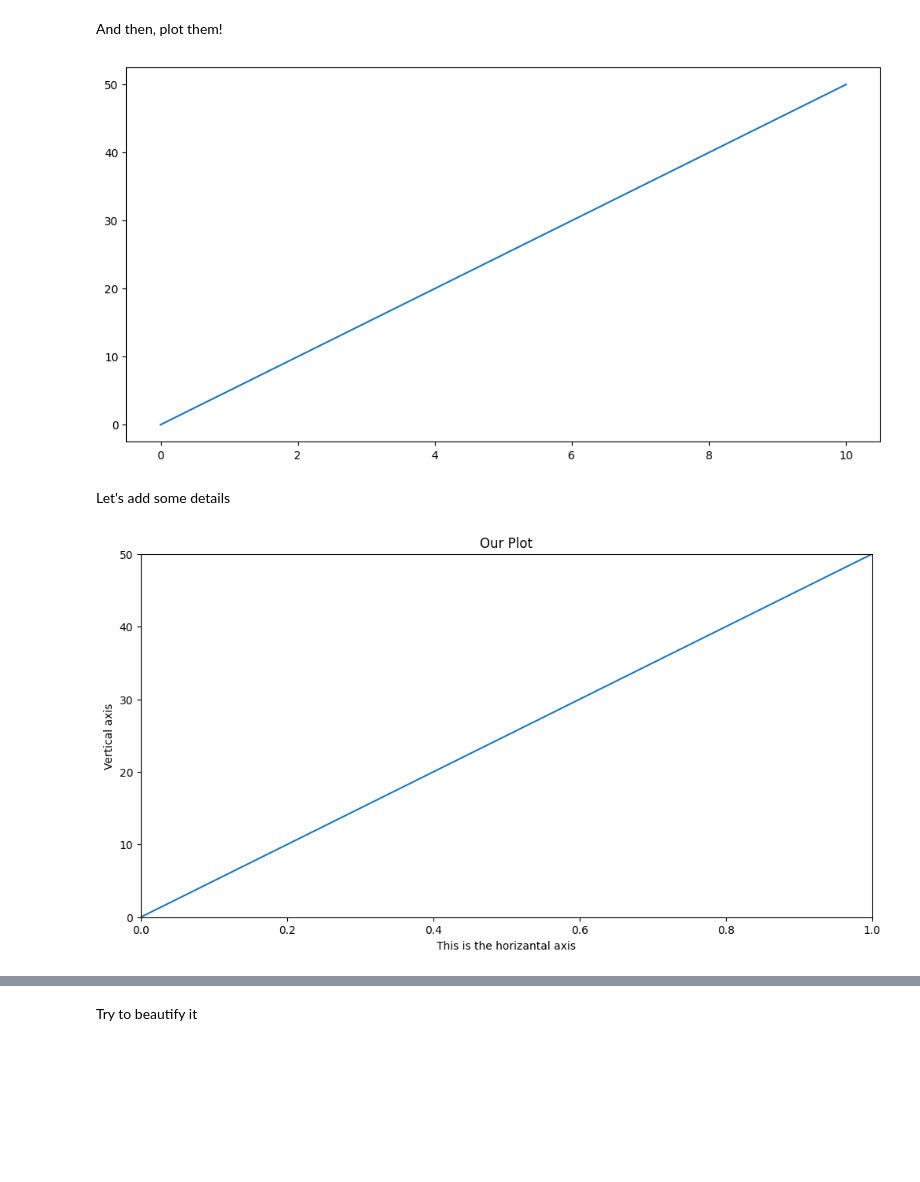
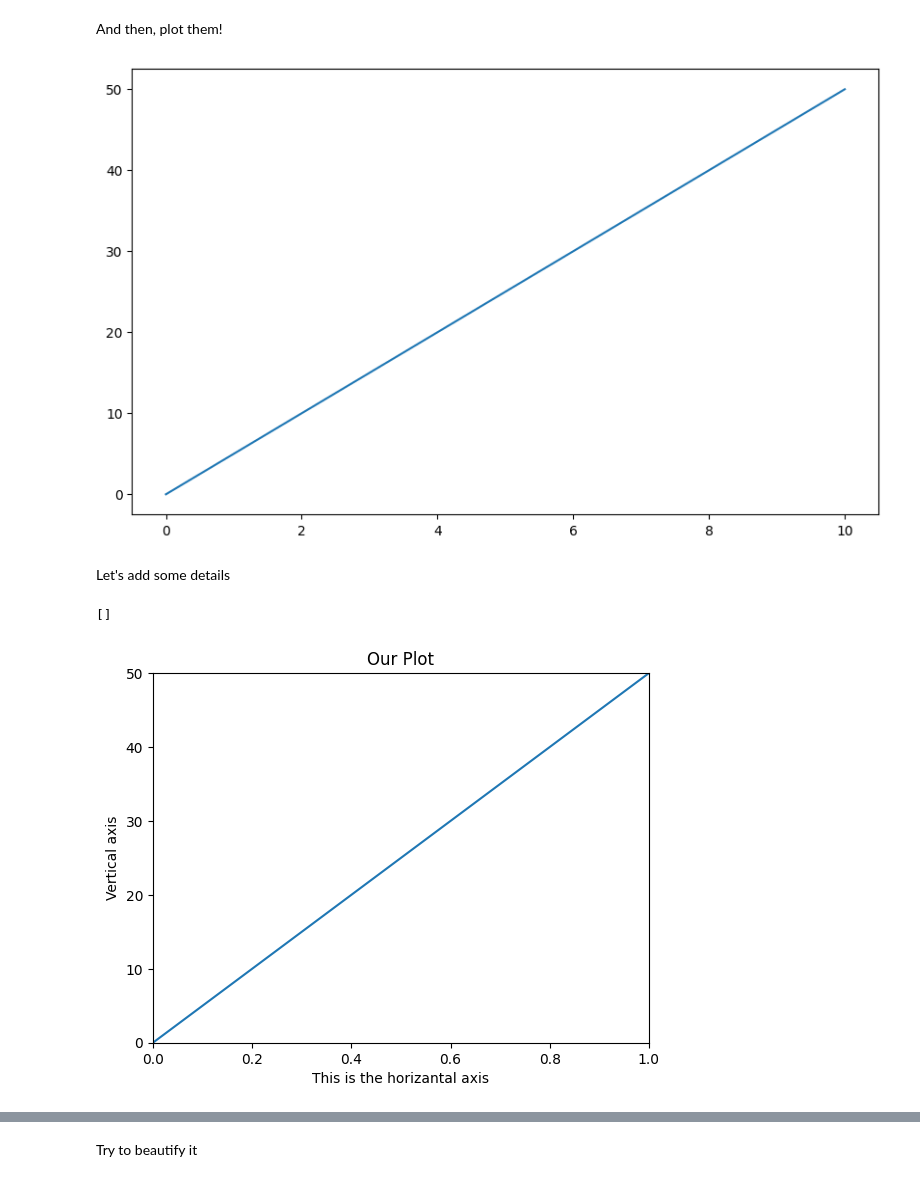
Before and after one commit to alessandrocanal/CSNotebooks, a Jupyter notebook: python_matplotlib.ipynb, the cells around one changed output, grey strips where cells are left out. Cells and saved outputs as stored; diff of their text form; code cells hidden in the pictures; blank space fills up the shorter version.

```diff
--- a/python_matplotlib.ipynb
+++ b/python_matplotlib.ipynb
@@ -15,3 +14,0 @@ Let's modify the default display
-# %%
-# set figure runtime configuration to 12x6 inches
-plt.rc('figure',figsize=(12,6))
@@ -26,16 +37,22 @@ values
 And then, plot them!
 # %%
 # plot values in a meaningful way
-plt.plot(values)
+fig = plt.figure()
+# I can set some props
+fig.set(figwidth=10, figheight=6)
+ax = fig.add_subplot()
+ax.plot(values)
 # open Matplotlib's viewer and diplay the plot
 plt.show()
 # %% [output]
-[figure, old version]
+[figure, new version]
 # %% [markdown]
 Let's add some details
 # %%
 # let's specify x axis values and some other stuff
 x_axis = [0.0,0.1,0.2,0.3,0.4,0.5,0.6,0.7,0.8,0.9,1.0]
+
+print(plt.get_fignums())    # <----
 
 plt.plot(x_axis,values)
 plt.xlim(0,1.0)
@@ -45,4 +62,5 @@ plt.xlabel('This is the horizantal axis')
 plt.ylabel('Vertical axis')
 plt.show()
 # %% [output]
+[]
-[figure, old version]
+[figure, new version]
```
Also changed, not shown: parts of 16 cells of this notebook.
